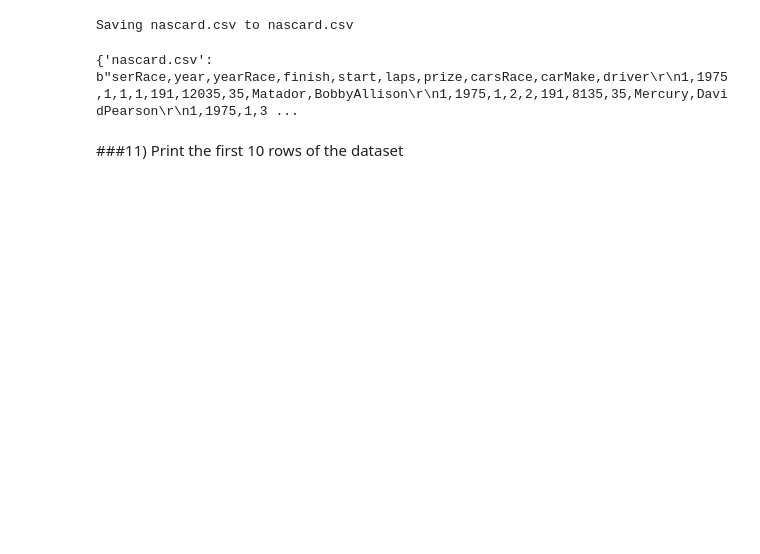
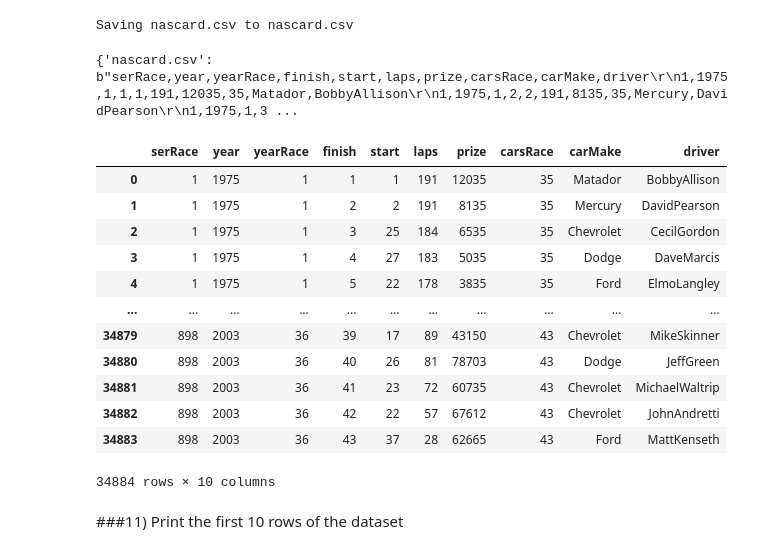
Before and after one commit to singparvi/DS-Unit-1-Sprint-1-Data-Wrangling-and-Storytelling, a Jupyter notebook: module1-exploratory-data-analysis/LS_DS_111_Exploratory_Data_Analysis Assignment.ipynb, the cells around one changed output. Saved outputs shown, nothing was run; the diff lists cells and outputs as text; code cells hidden in the pictures; blank space fills up the shorter version.

```diff
--- a/module1-exploratory-data-analysis/LS_DS_111_Exploratory_Data_Analysis Assignment.ipynb
+++ b/module1-exploratory-data-analysis/LS_DS_111_Exploratory_Data_Analysis Assignment.ipynb
@@ -188,11 +197,30 @@ uploaded = files.upload()
 # %% [output]
 [interactive output not drawn]
 Saving nascard.csv to nascard.csv
+# %%
+import io # importing here so that I can give io method recommendation below
+uploaded
+# %% [output]
+{'nascard.csv': b"serRace,year,yearRace,finish,start,laps,prize,carsRace,carMake,driver\r\n1,1975,1,1,1,191,12035,35,Matador,BobbyAllison\r\n1,1975,1,2,2,191,8135,35,Mercury,DavidPearson\r\n1,1975,1,3 ...
 # %%
 #Code here
-uploaded
+
+df = pd.read_csv(io.BytesIO(uploaded['nascard.csv']))
+df
 # %% [output]
+|  | serRace | year | yearRace | finish | start | laps | prize | carsRace | carMake | driver |
+| 0 | 1 | 1975 | 1 | 1 | 1 | 191 | 12035 | 35 | Matador | BobbyAllison |
+| 1 | 1 | 1975 | 1 | 2 | 2 | 191 | 8135 | 35 | Mercury | DavidPearson |
+| 2 | 1 | 1975 | 1 | 3 | 25 | 184 | 6535 | 35 | Chevrolet | CecilGordon |
+| 3 | 1 | 1975 | 1 | 4 | 27 | 183 | 5035 | 35 | Dodge | DaveMarcis |
+| 4 | 1 | 1975 | 1 | 5 | 22 | 178 | 3835 | 35 | Ford | ElmoLangley |
+| ... | ... | ... | ... | ... | ... | ... | ... | ... | ... | ... |
+| 34879 | 898 | 2003 | 36 | 39 | 17 | 89 | 43150 | 43 | Chevrolet | MikeSkinner |
+| 34880 | 898 | 2003 | 36 | 40 | 26 | 81 | 78703 | 43 | Dodge | JeffGreen |
+| 34881 | 898 | 2003 | 36 | 41 | 23 | 72 | 60735 | 43 | Chevrolet | MichaelWaltrip |
+| 34882 | 898 | 2003 | 36 | 42 | 22 | 57 | 67612 | 43 | Chevrolet | JohnAndretti |
+| 34883 | 898 | 2003 | 36 | 43 | 37 | 28 | 62665 | 43 | Ford | MattKenseth |
-{'nascard.csv': b"serRace,year,yearRace,finish,start,laps,prize,carsRace,carMake,driver\r\n1,1975,1,1,1,191,12035,35,Matador,BobbyAllison\r\n1,1975,1,2,2,191,8135,35,Mercury,DavidPearson\r\n1,1975,1,3 ...
+34884 rows × 10 columns
 # %% [markdown]
 ###11) Print the first 10 rows of the dataset
 # %%
```
Also changed, not shown: parts of 2 cells of this notebook.
